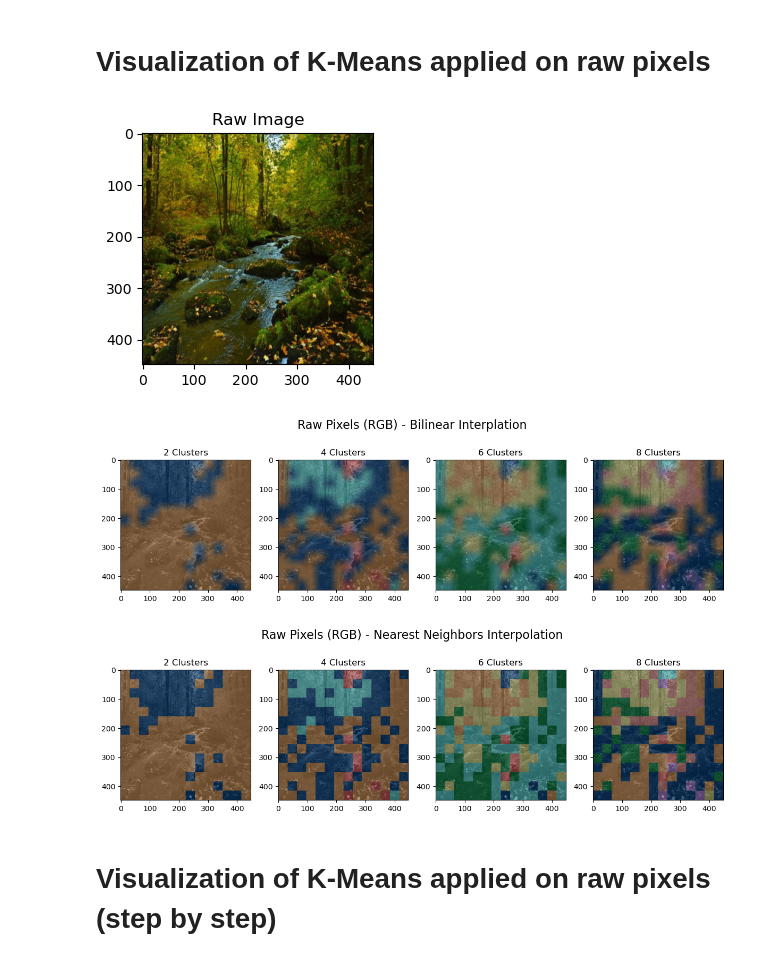
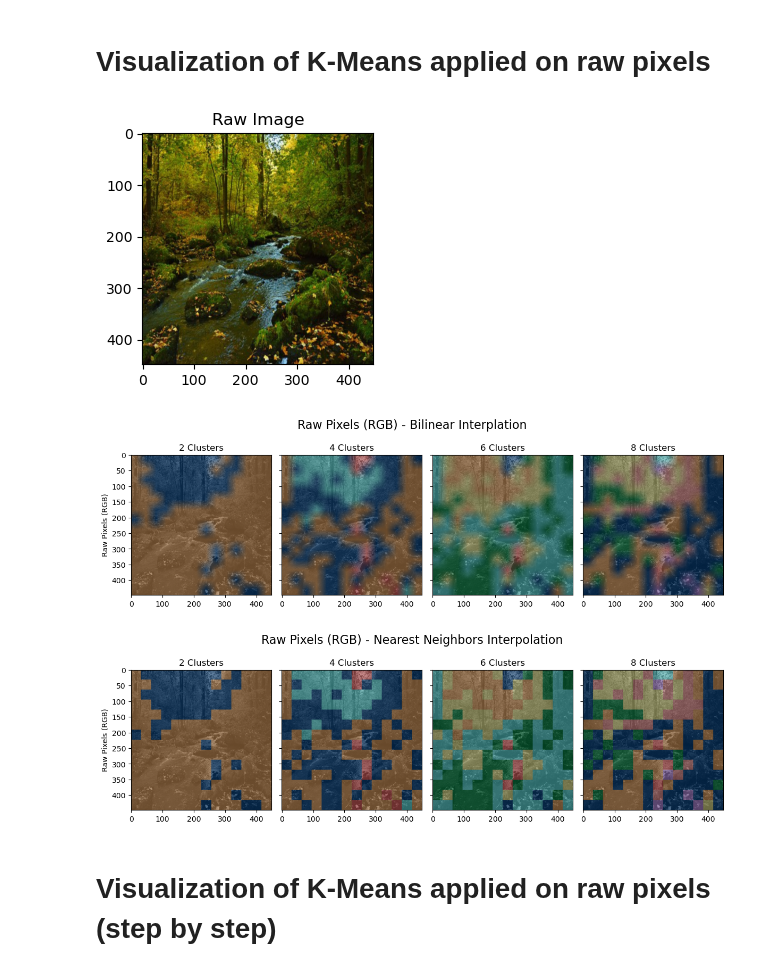
Before and after one commit to mona251/Intriguing-Properties-of-Contrastive-Losses, a Jupyter notebook: scripts/hierarchical_properties/raw_pixels.ipynb, the cells around one changed output. Cells and saved outputs as stored; diff of their text form; code cells hidden in the pictures.

Commit message:
update visualization of hierarchical properties

```diff
--- a/scripts/hierarchical_properties/raw_pixels.ipynb
+++ b/scripts/hierarchical_properties/raw_pixels.ipynb
@@ -49,37 +49,43 @@ for k in k_s:
 
 # Raw Image
 fig = plt.figure(figsize=(3, 3))
 plt.title("Raw Image")
 plt.imshow(img)
 plt.show()
 
 # Raw Pixels (RGB) - Bilinear Interplation
-fig, axs = plt.subplots(nrows=1, ncols=len(k_s), figsize=(12, 12))
+fig, axs = plt.subplots(nrows=1, ncols=len(k_s), figsize=(12, 12),
+                        sharex=True, sharey=True)
 axs = axs.flatten()
 i = 0
 for img_kmeans, ax in zip(final_images_bilinear_interp, axs):
+    if i % len(k_s) == 0:
+        ax.set_ylabel(f"Raw Pixels (RGB)")
     ax.title.set_text(f"{k_s[i]} Clusters")
     ax.imshow(img_kmeans)
     i += 1
 fig.suptitle("Raw Pixels (RGB) - Bilinear Interplation", y=0.65, fontsize=16)
 fig.tight_layout()
 plt.show()
 
 # Raw Pixels (RGB) - Nearest Neighbors Interpolation
-fig, axs = plt.subplots(nrows=1, ncols=len(k_s), figsize=(12, 12))
+fig, axs = plt.subplots(nrows=1, ncols=len(k_s), figsize=(12, 12),
+                        sharex=True, sharey=True)
 axs = axs.flatten()
 i = 0
 for img_kmeans, ax in zip(final_images_nn_interp, axs):
+    if i % len(k_s) == 0:
+        ax.set_ylabel(f"Raw Pixels (RGB)")
     ax.title.set_text(f"{k_s[i]} Clusters")
     ax.imshow(img_kmeans)
     i += 1
 fig.suptitle("Raw Pixels (RGB) - Nearest Neighbors Interpolation", y=0.65, fontsize=16)
 fig.tight_layout()
 plt.show()
 # %% [output]
 [figure]
-[figure, old version]
+[figure, new version]
-[figure, old version]
+[figure, new version]
 # %% [markdown]
 # Visualization of K-Means applied on raw pixels (step by step)
 # %%
```
Also changed, not shown: 1 other file.
